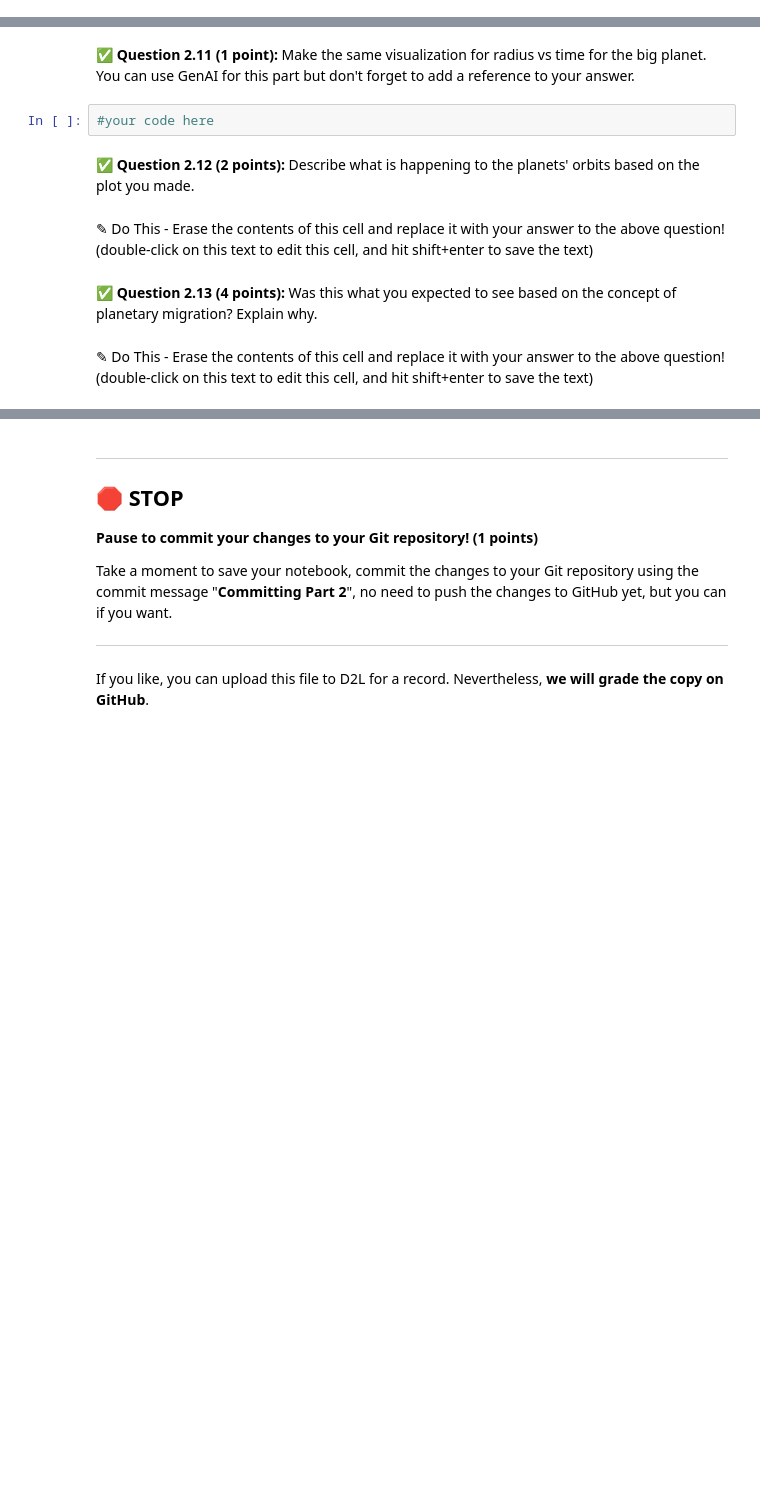
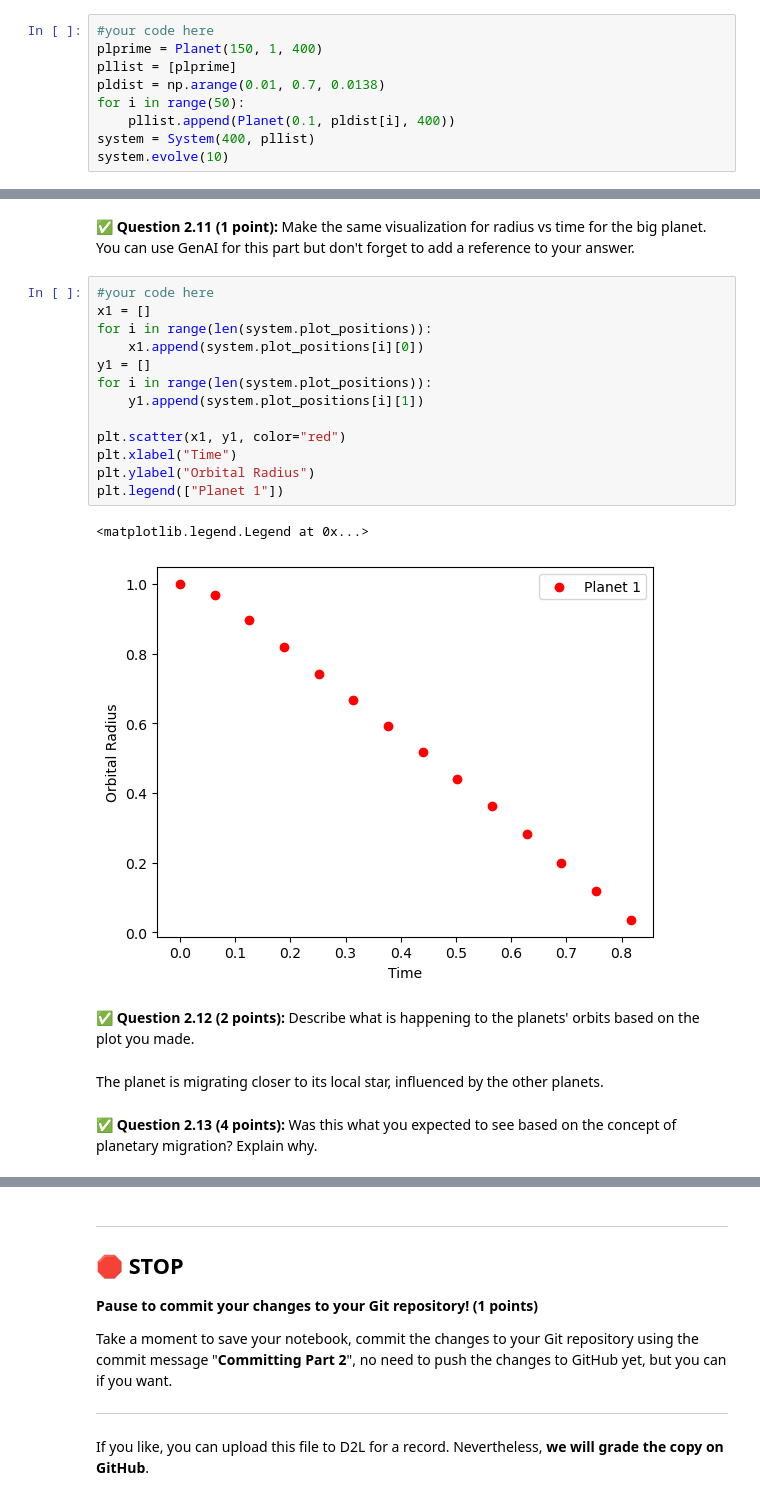
Before and after one commit to THaysMSU/CMSE202-s25-turnin, a Jupyter notebook: hw-02/HW02_Part1-Orbits-SS25-THAYS.ipynb, the cells around one changed output, grey strips where cells are left out. Cells and saved outputs as stored; diff of their text form; blank space fills up the shorter version.

```diff
--- a/hw-02/HW02_Part1-Orbits-SS25-THAYS.ipynb
+++ b/hw-02/HW02_Part1-Orbits-SS25-THAYS.ipynb
@@ -511,14 +574,35 @@ class System:
+# %%
+#your code here
+plprime = Planet(150, 1, 400)
+pllist = [plprime]
+pldist = np.arange(0.01, 0.7, 0.0138)
+for i in range(50):
+    pllist.append(Planet(0.1, pldist[i], 400))
+system = System(400, pllist)
+system.evolve(10)
 # %% [markdown]
 ### Visualization
 # %% [markdown]
 ✅ **Question 2.11 (1 point):** Make the same visualization for radius vs time for the big planet. You can use GenAI for this part but don't forget to add a reference to your answer.
-# %%
-#your code here
+# %%
+#your code here
+x1 = []
+for i in range(len(system.plot_positions)):
+    x1.append(system.plot_positions[i][0])
+y1 = []
+for i in range(len(system.plot_positions)):
+    y1.append(system.plot_positions[i][1])
+
+plt.scatter(x1, y1, color="red")
+plt.xlabel("Time")
+plt.ylabel("Orbital Radius")
+plt.legend(["Planet 1"])
+# %% [output]
+<matplotlib.legend.Legend at 0x...>
+[figure, added]
 # %% [markdown]
 ✅ **Question 2.12 (2 points):** Describe what is happening to the planets' orbits based on the plot you made.
-# %% [markdown]
-✎ Do This - Erase the contents of this cell and replace it with your answer to the above question! (double-click on this text to edit this cell, and hit shift+enter to save the text)
+# %% [markdown]
+The planet is migrating closer to its local star, influenced by the other planets.
 # %% [markdown]
 ✅ **Question 2.13 (4 points):** Was this what you expected to see based on the concept of planetary migration? Explain why.
-# %% [markdown]
-✎ Do This - Erase the contents of this cell and replace it with your answer to the above question! (double-click on this text to edit this cell, and hit shift+enter to save the text)
```
Also changed, not shown: parts of 24 cells of this notebook.
